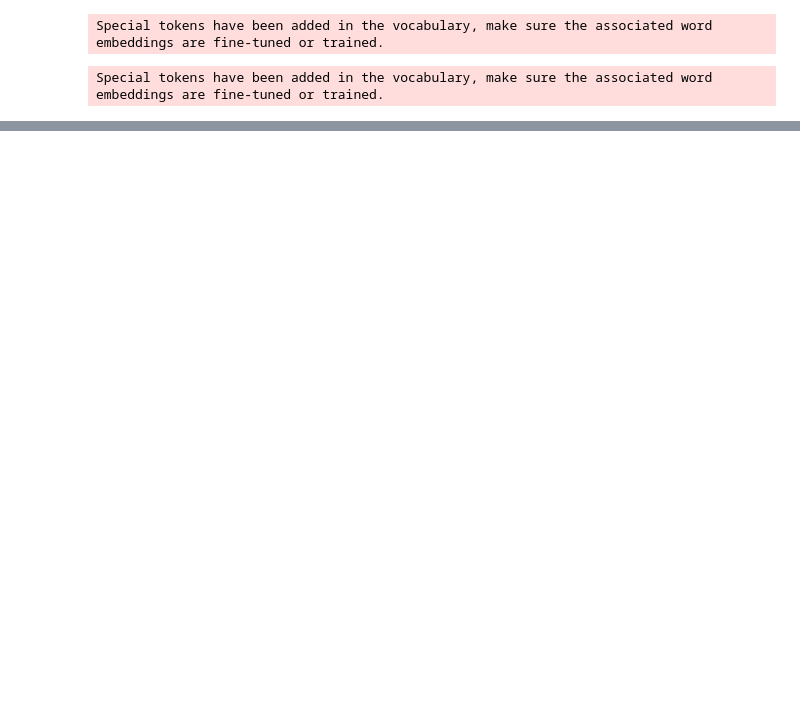
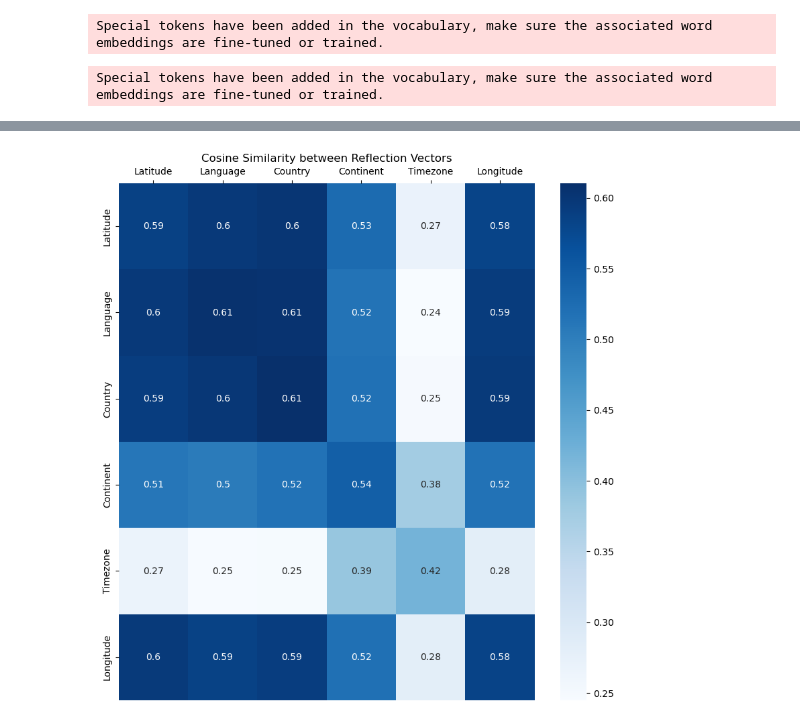
Before and after one commit to sidnb13/HyperDAS, a Jupyter notebook: analysis/ravel/plot_householder_vectors.ipynb, the cells around one changed output, grey strips where cells are left out. Drawn from its saved outputs; the diff is of its cells as text; code cells hidden in the pictures; blank space fills up the shorter version.

```diff
--- a/analysis/ravel/plot_householder_vectors.ipynb
+++ b/analysis/ravel/plot_householder_vectors.ipynb
@@ -167,0 +178,8 @@ plt.show()
+# %%
+classes = set(labels)
+
+vector_dict = {}
+
+for label in classes:
+    label_idxs = [i for i in range(len(labels)) if labels[i] == label]
+    vector_dict[label] = rvs[label_idxs]
@@ -167,0 +194,40 @@ plt.show()
+# %%
+# There are 6 classes in the vector_dict; each class in the dictionary is a numpy array of shape (n_examples, n_features)
+# plot a heatmap of the cosine similarity between vectors in each class (sample 1000 pairs of vectors from each classes pair)
+
+import random
+from torch.nn.functional import cosine_similarity
+
+n_samples = 10000
+classes = ['Country', 'Continent', 'Timezone', 'Longitude', 'Latitude', 'Language']
+n_classes = len(['Country', 'Continent', 'Timezone', 'Longitude', 'Latitude', 'Language'])
+cosine_similarities = torch.zeros((n_classes, n_classes))
+
+for i, (label1, vectors1) in enumerate(vector_dict.items()):
+    for j, (label2, vectors2) in enumerate(vector_dict.items()):
+
+        idx1 = [random.randint(0, vectors1.shape[0] - 1) for _ in range(n_samples)]
+        idx2 = [random.randint(0, vectors2.shape[0] - 1) for _ in range(n_samples)]
+
+        mat1 = vectors1[idx1]
+        mat2 = vectors2[idx2]
+
+        sim = cosine_similarity(mat1, mat2, dim=-1)
+        sim = torch.mean(sim)
+        cosine_similarities[i, j] = sim
+
+
+import seaborn as sns
+
+plt.figure(figsize=(10, 10))
+
+# use dark blue to light blue for high to low similarity
+sns.heatmap(cosine_similarities, annot=True, cmap="Blues", xticklabels=vector_dict.keys(), yticklabels=vector_dict.keys())
+plt.title("Cosine Similarity between Reflection Vectors")
+
+# Move the x-axis to the top
+plt.gca().xaxis.tick_top()
+
+plt.show()
+# %% [output]
+[figure, added]
```
Also changed, not shown: parts of 14 cells of this notebook, 8 other files.
